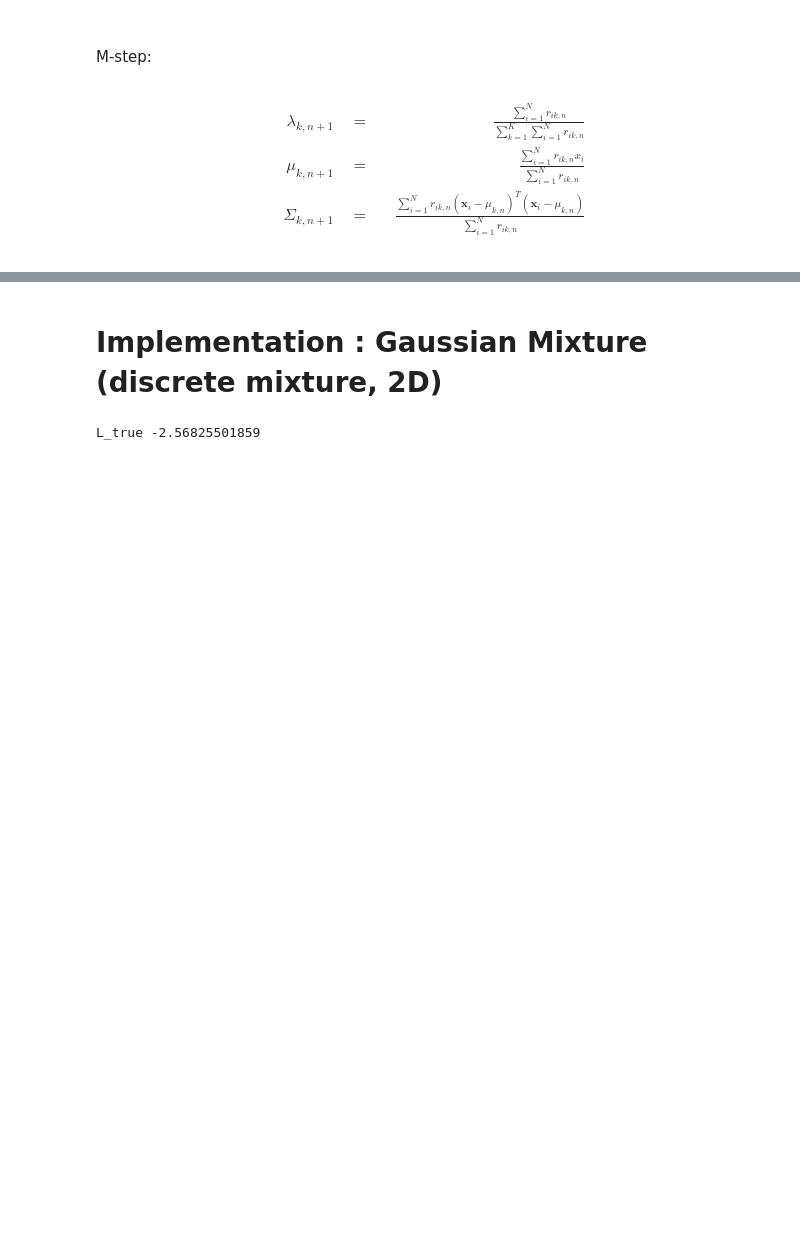
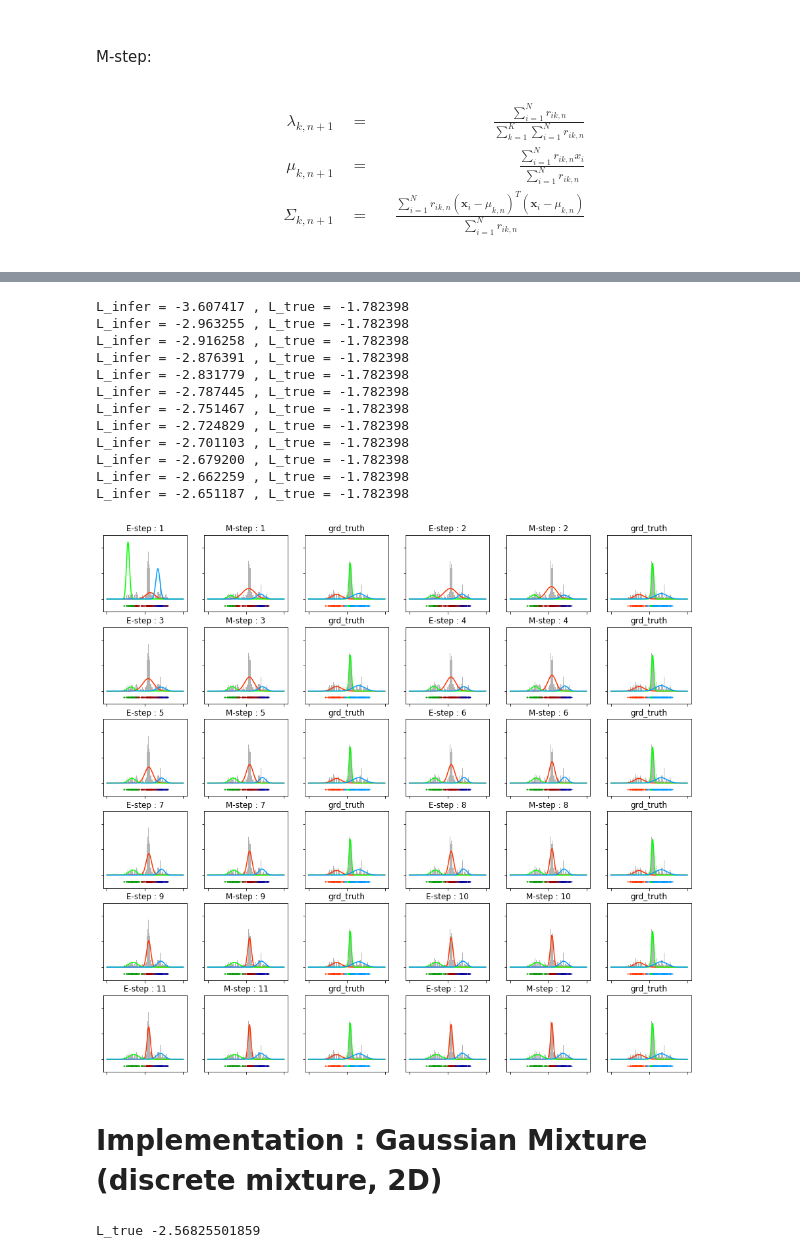
Before and after one commit to kiyomizuhi/machine_learning_scratch_Prince_computer_vision, a Jupyter notebook: EM_algorithm.ipynb, the cells around one changed output, grey strips where cells are left out. Cells and saved outputs as stored; diff of their text form; code cells hidden in the pictures; blank space fills up the shorter version.

```diff
--- a/EM_algorithm.ipynb
+++ b/EM_algorithm.ipynb
@@ -134,3 +211,75 @@ $$\begin{align}
+# %%
+plt.figure(figsize=(16.0, 15.0))
+plt.clf()
+clr = 0.6
+clrs = [(1, 0.2, 0), (0, 1, 0), (0, 0.6, 1)]
+
+# usually the repetition is terminated once the log likelihood saturates.
+# For the sake of plotting every step, I use a for loop instead of a while loop.
+Nrep = 12
+for rep in range(Nrep):
+
+    # E-step
+    gs = np.zeros((nm, ns))
+    for k in range(nm):
+        gs[k,:] = lme[k] * spst.norm(mue[k], sge[k]).pdf(smp)
+    r = gs/gs.sum(axis=0)
+    ax = plt.subplot(Nrep/2, 6, 1 + 3 * rep + 0)
+    plt.hist(smp, 100, normed=1, color=(0.7, 0.7, 0.7))
+    for i in range(ns):
+        cl = (clr*r[0, i], clr*r[1, i], clr*r[2, i])
+        plt.plot(smp[i], -0.05, '.', color=cl, markersize=2)
+    for k, c in zip(range(nm), clrs):
+        plt.plot(x, lme[k] * spst.norm(mue[k], sge[k]).pdf(x), color=clrs[k])
+        ax.set_yticklabels([])
+        ax.set_xticklabels([])
+        ax.set_ylim((-0.1, 0.5))
+        ax.set_title('E-step : %d' % (rep + 1))
+
+    # M-step
+    lme = r.sum(axis=1)/r.sum()
+    sge = np.sqrt((r*((np.tile(smp, (nm,1)) - mue[:,np.newaxis])**2)).sum(axis=1)/r.sum(axis=1))
+    mue = (r * smp).sum(axis=1)/r.sum(axis=1)
+    ax = plt.subplot(Nrep/2, 6, 1 + 3 * rep + 1)
+    plt.hist(smp, 100, normed=1, color=(0.7, 0.7, 0.7))
+    for i in range(ns):
+        cl = (clr*r[0, i], clr*r[1, i], clr*r[2, i])
+        plt.plot(smp[i], -0.05, '.', color=cl, markersize=2)
+    for k, c in zip(range(nm), clrs):
+        plt.plot(x, lme[k] * spst.norm(mue[k], sge[k]).pdf(x), color=clrs[k])
+        ax.set_yticklabels([])
+        ax.set_xticklabels([])
+        ax.set_ylim((-0.1, 0.5))
+        ax.set_title('M-step : %d' % (rep + 1))
+
+    # plot the ground truth for a comparison
+    ax = plt.subplot(Nrep/2, 6, 1 + 3 * rep + 2)
+    plt.hist(smp, 100, normed=1, color=(0.7, 0.7, 0.7))
+    for k in range(nm):
+        plt.plot(smp[lm_ind[k]:lm_ind[k + 1]], -0.05*np.ones(lm_ind[k + 1] - lm_ind[k]), '.', color=clrs[k], markersize=2)
+        plt.plot(x, lm[k] * spst.norm(mu[k], sg[k]).pdf(x), color=clrs[k])
+        ax.set_yticklabels([])
+        ax.set_xticklabels([])
+        ax.set_ylim((-0.1, 0.5))
+        ax.set_title('grd_truth')
+
+    # update the average log likelihood
+    L_infer = np.log(gs.sum(axis=0)).sum() / ns # average log likelihood
+    print('L_infer = %2.6f , L_true = %2.6f' % (L_infer, L_true))
+# %% [output]
+L_infer = -3.607417 , L_true = -1.782398
+L_infer = -2.963255 , L_true = -1.782398
+L_infer = -2.916258 , L_true = -1.782398
+L_infer = -2.876391 , L_true = -1.782398
+L_infer = -2.831779 , L_true = -1.782398
+L_infer = -2.787445 , L_true = -1.782398
+L_infer = -2.751467 , L_true = -1.782398
+L_infer = -2.724829 , L_true = -1.782398
+L_infer = -2.701103 , L_true = -1.782398
+L_infer = -2.679200 , L_true = -1.782398
+L_infer = -2.662259 , L_true = -1.782398
+L_infer = -2.651187 , L_true = -1.782398
+[figure, added]
 # %% [markdown]
 #  Implementation : Gaussian Mixture (discrete mixture, 2D)
 # %%
```
Also changed, not shown: parts of 5 cells of this notebook, 4 other files.
